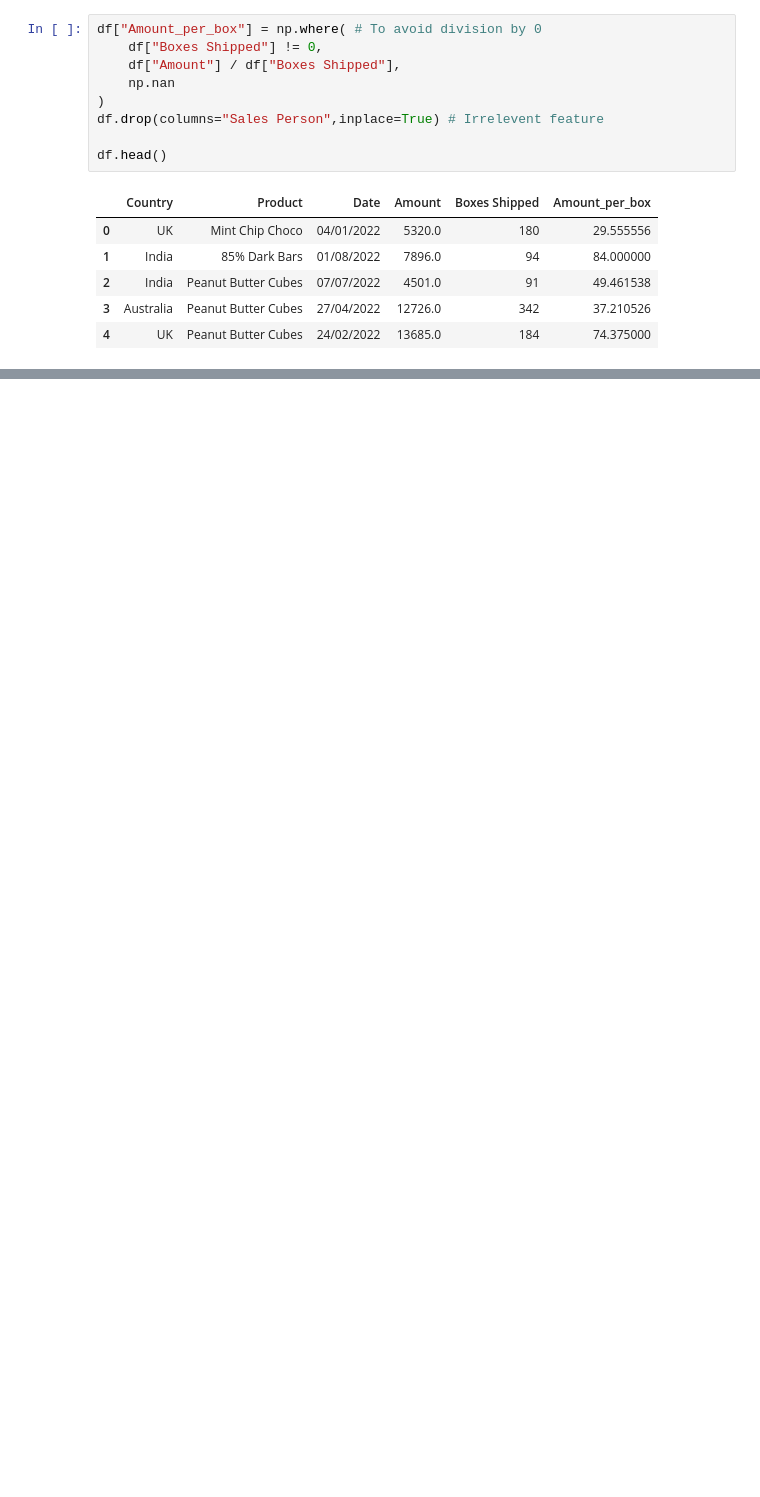
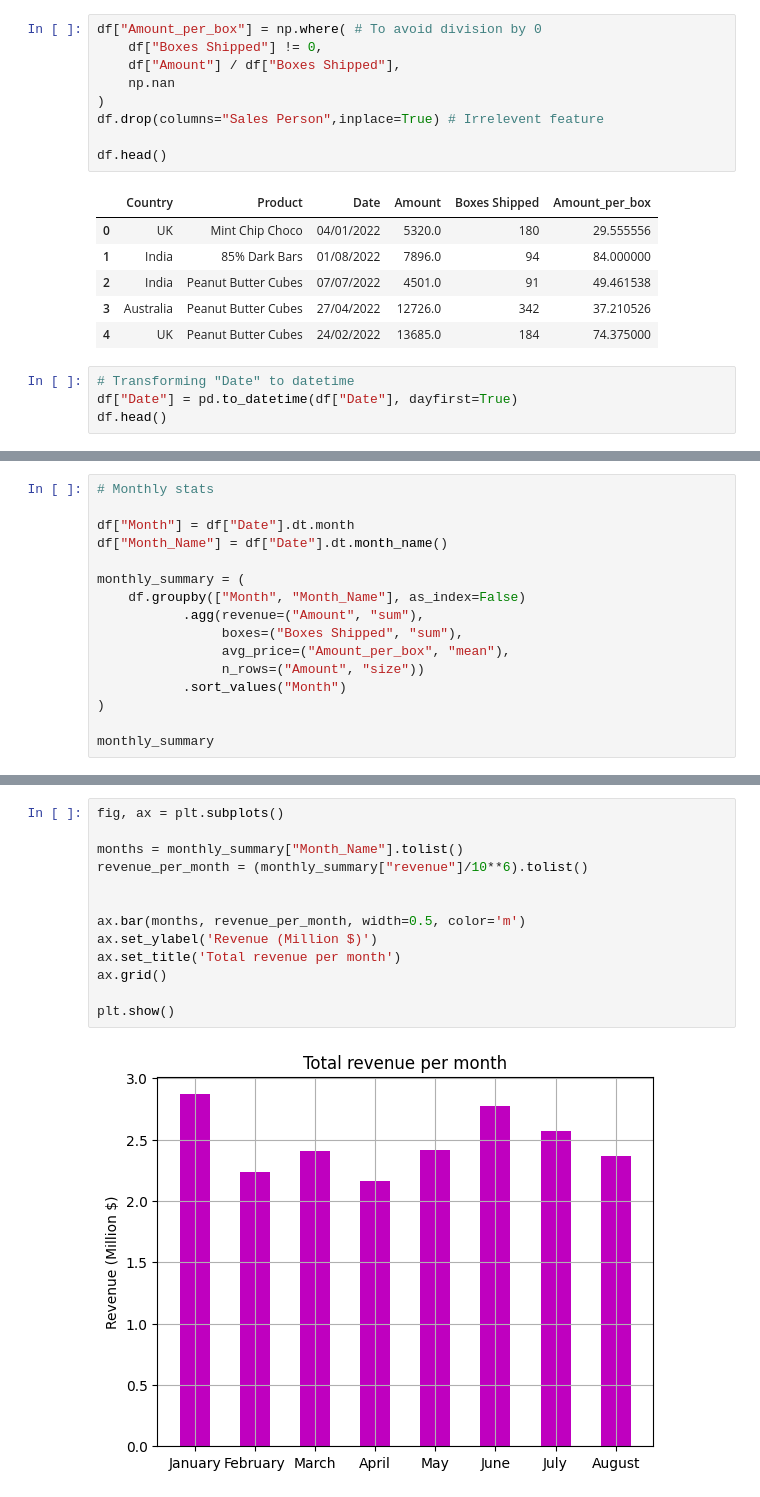
Before and after one commit to Eymeee/Chocolate-Sales-Forecasting, a Jupyter notebook: notebooks/EDA.ipynb, the cells around one changed output, grey strips where cells are left out. Saved outputs shown, nothing was run; the diff lists cells and outputs as text; blank space fills up the shorter version.

```diff
--- a/notebooks/EDA.ipynb
+++ b/notebooks/EDA.ipynb
@@ -87,3 +82,7 @@ df.head()
 | 2 | India | Peanut Butter Cubes | 07/07/2022 | 4501.0 | 91 | 49.461538 |
 | 3 | Australia | Peanut Butter Cubes | 27/04/2022 | 12726.0 | 342 | 37.210526 |
 | 4 | UK | Peanut Butter Cubes | 24/02/2022 | 13685.0 | 184 | 74.375000 |
+# %%
+# Transforming "Date" to datetime
+df["Date"] = pd.to_datetime(df["Date"], dayfirst=True)
+df.head()
@@ -89,0 +96,16 @@ df.head()
+# %%
+# Monthly stats
+
+df["Month"] = df["Date"].dt.month
+df["Month_Name"] = df["Date"].dt.month_name()
+
+monthly_summary = (
+    df.groupby(["Month", "Month_Name"], as_index=False)
+           .agg(revenue=("Amount", "sum"),
+                boxes=("Boxes Shipped", "sum"),
+                avg_price=("Amount_per_box", "mean"),
+                n_rows=("Amount", "size"))
+           .sort_values("Month")
+)
+
+monthly_summary
@@ -89,0 +122,15 @@ df.head()
+# %%
+fig, ax = plt.subplots()
+
+months = monthly_summary["Month_Name"].tolist()
+revenue_per_month = (monthly_summary["revenue"]/10**6).tolist()
+
+
+ax.bar(months, revenue_per_month, width=0.5, color='m')
+ax.set_ylabel('Revenue (Million $)')
+ax.set_title('Total revenue per month')
+ax.grid()
+
+plt.show()
+# %% [output]
+[figure, added]
```
Also changed, not shown: parts of 5 cells of this notebook, 1 other file.
